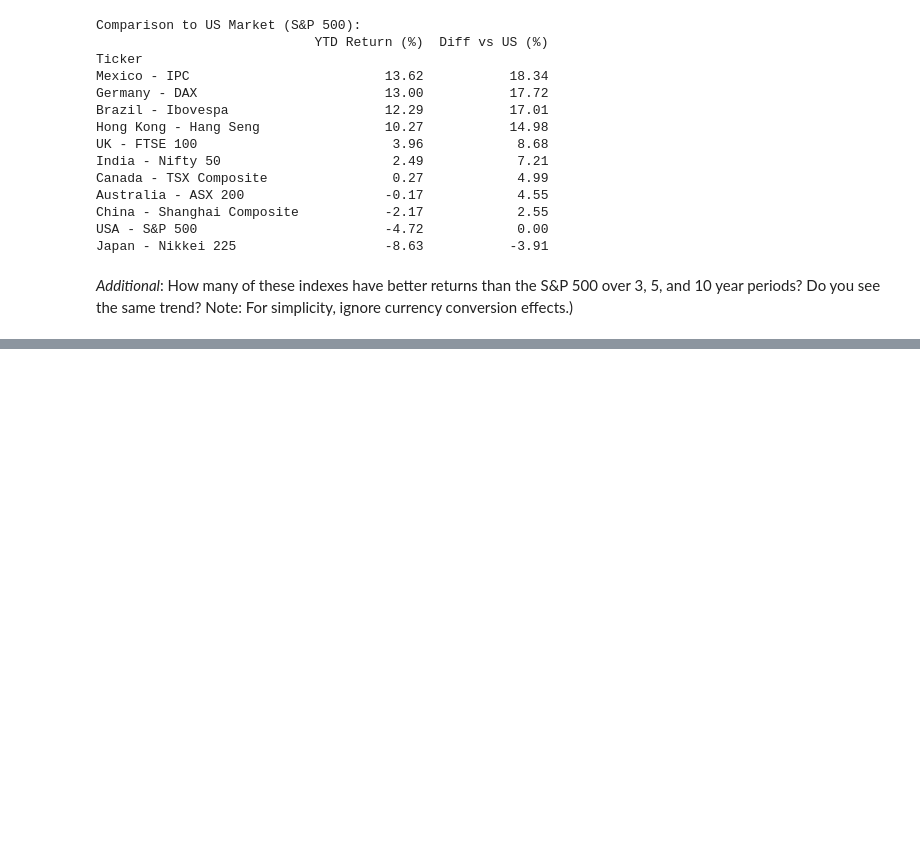
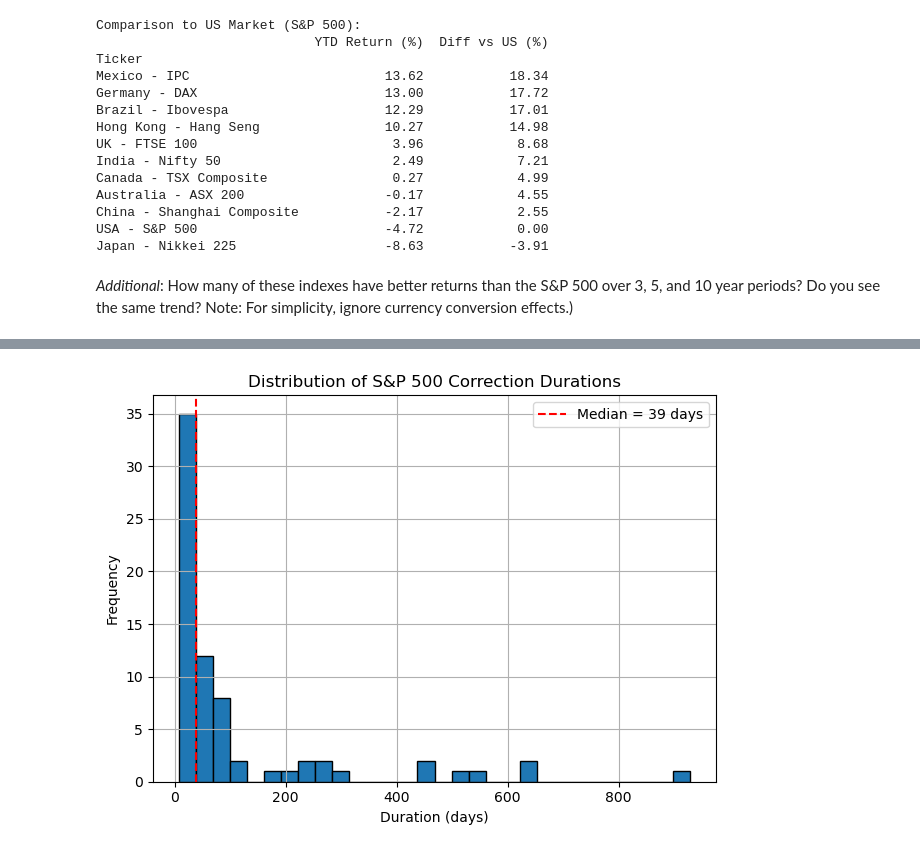
Before and after one commit to DataTalksClub/stock-markets-analytics-zoomcamp, a Jupyter notebook: cohorts/2025/homework_1_ag.ipynb, the cells around one changed output, grey strips where cells are left out. Cells and saved outputs as stored; diff of their text form; code cells hidden in the pictures; blank space fills up the shorter version.

```diff
--- a/cohorts/2025/homework_1_ag.ipynb
+++ b/cohorts/2025/homework_1_ag.ipynb
@@ -224,0 +312,10 @@ Note: For simplicity, ignore currency conversion effects.)
+# %%
+# Convert to DataFrame
+corrections_df = pd.DataFrame(corrections)
+
+# Step 5: Summary statistics
+percentiles = corrections_df['Duration (days)'].quantile([0.25, 0.5, 0.75])
+median_duration = percentiles[0.5]
+
+print("Correction Duration Percentiles (in days):")
+print(percentiles)
@@ -224,0 +357,13 @@ Note: For simplicity, ignore currency conversion effects.)
+# %%
+# Optional: Plot correction durations
+plt.hist(corrections_df['Duration (days)'], bins=30, edgecolor='k')
+plt.axvline(median_duration, color='red', linestyle='--', label=f'Median = {median_duration:.0f} days')
+plt.title("Distribution of S&P 500 Correction Durations")
+plt.xlabel("Duration (days)")
+plt.ylabel("Frequency")
+plt.legend()
+plt.grid(True)
+plt.tight_layout()
+plt.show()
+# %% [output]
+[figure, added]
```
Also changed, not shown: parts of 17 cells of this notebook.
